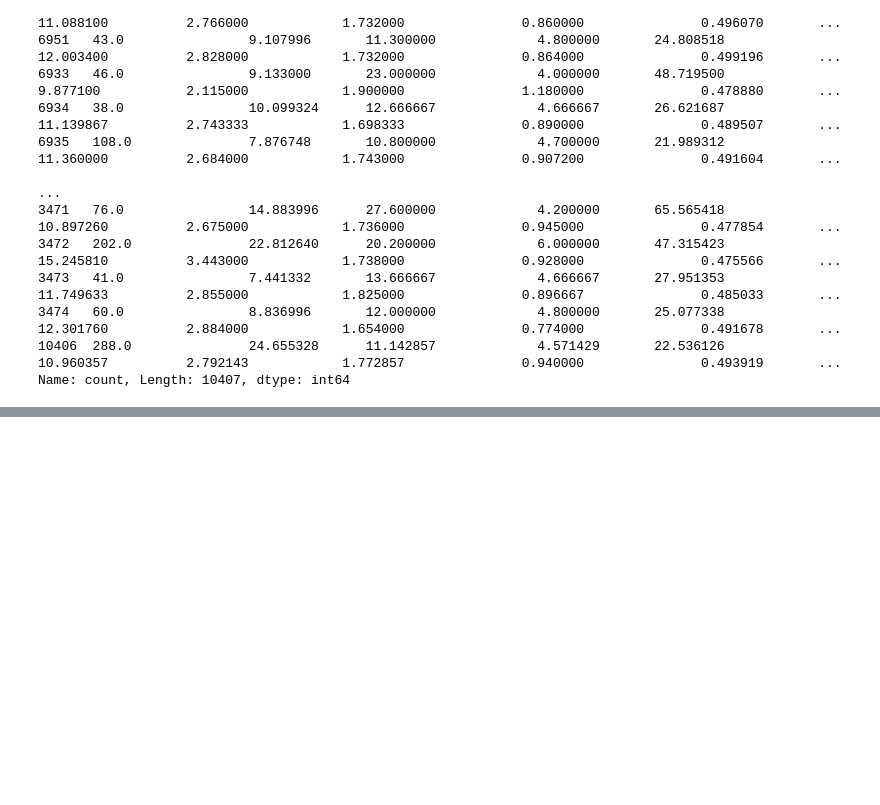
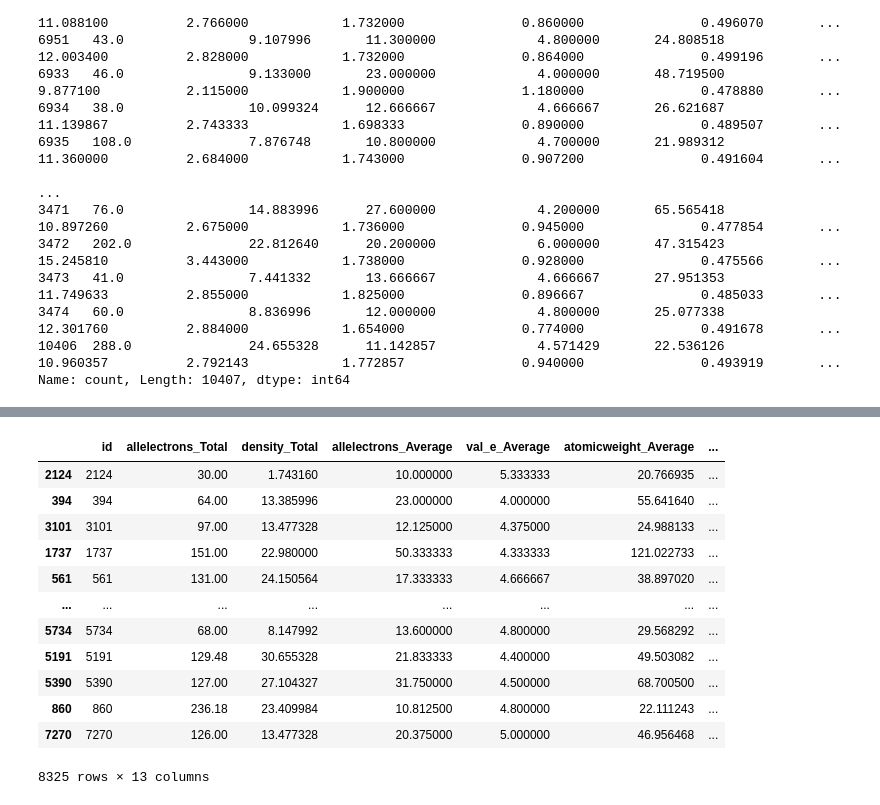
Before and after one commit to Shailsharma2604/code_sem4, a Jupyter notebook: class/M.L/project/main.ipynb, the cells around one changed output, grey strips where cells are left out. Drawn from its saved outputs; the diff is of its cells as text; code cells hidden in the pictures; blank space fills up the shorter version.

```diff
--- a/class/M.L/project/main.ipynb
+++ b/class/M.L/project/main.ipynb
@@ -190,2 +192,18 @@ plt.show()
 # %%
 df1_train,df1_test = train_test_split(df1,test_size=0.2,random_state=42)
+# %%
+df1_train
+# %% [output]
+|  | id | allelectrons_Total | density_Total | allelectrons_Average | val_e_Average | atomicweight_Average | ... |
+| 2124 | 2124 | 30.00 | 1.743160 | 10.000000 | 5.333333 | 20.766935 | ... |
+| 394 | 394 | 64.00 | 13.385996 | 23.000000 | 4.000000 | 55.641640 | ... |
+| 3101 | 3101 | 97.00 | 13.477328 | 12.125000 | 4.375000 | 24.988133 | ... |
+| 1737 | 1737 | 151.00 | 22.980000 | 50.333333 | 4.333333 | 121.022733 | ... |
+| 561 | 561 | 131.00 | 24.150564 | 17.333333 | 4.666667 | 38.897020 | ... |
+| ... | ... | ... | ... | ... | ... | ... | ... |
+| 5734 | 5734 | 68.00 | 8.147992 | 13.600000 | 4.800000 | 29.568292 | ... |
+| 5191 | 5191 | 129.48 | 30.655328 | 21.833333 | 4.400000 | 49.503082 | ... |
+| 5390 | 5390 | 127.00 | 27.104327 | 31.750000 | 4.500000 | 68.700500 | ... |
+| 860 | 860 | 236.18 | 23.409984 | 10.812500 | 4.800000 | 22.111243 | ... |
+| 7270 | 7270 | 126.00 | 13.477328 | 20.375000 | 5.000000 | 46.956468 | ... |
+8325 rows × 13 columns
```
Also changed, not shown: parts of 17 cells of this notebook, 2 other files.
